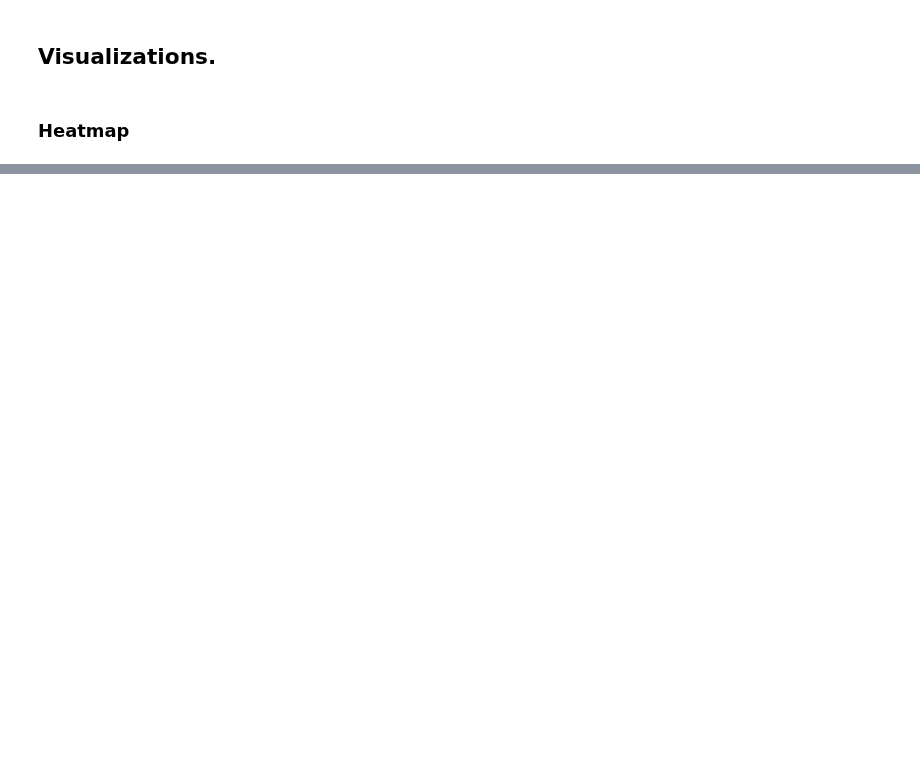
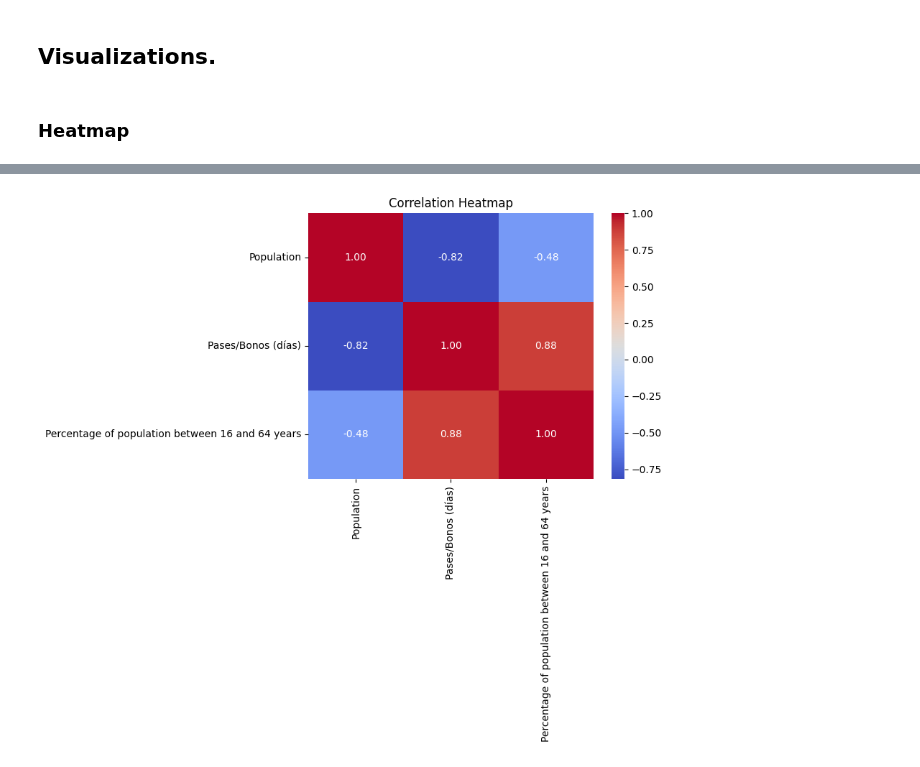
Before and after one commit to GabrielFersPin/Coworking, a Jupyter notebook: src/data_processing/predictions.ipynb, the cells around one changed output, grey strips where cells are left out. Cells and saved outputs as stored; diff of their text form; code cells hidden in the pictures; blank space fills up the shorter version.

```diff
--- a/src/data_processing/predictions.ipynb
+++ b/src/data_processing/predictions.ipynb
@@ -166,0 +187,13 @@ print(merged_df[columns_to_normalize].head())
+# %%
+import seaborn as sns
+import matplotlib.pyplot as plt
+
+# Calculate the correlation matrix for relevant columns
+correlation_matrix = merge_df[['Population', 'Pases/Bonos (días)', 'Percentage of population between 16 and 64 years']].corr()
+
+# Plot heatmap
+sns.heatmap(correlation_matrix, annot=True, cmap='coolwarm', fmt='.2f')
+plt.title('Correlation Heatmap')
+plt.show()
+# %% [output]
+[figure, added]
```
Also changed, not shown: parts of 21 cells of this notebook, 1 other file.
